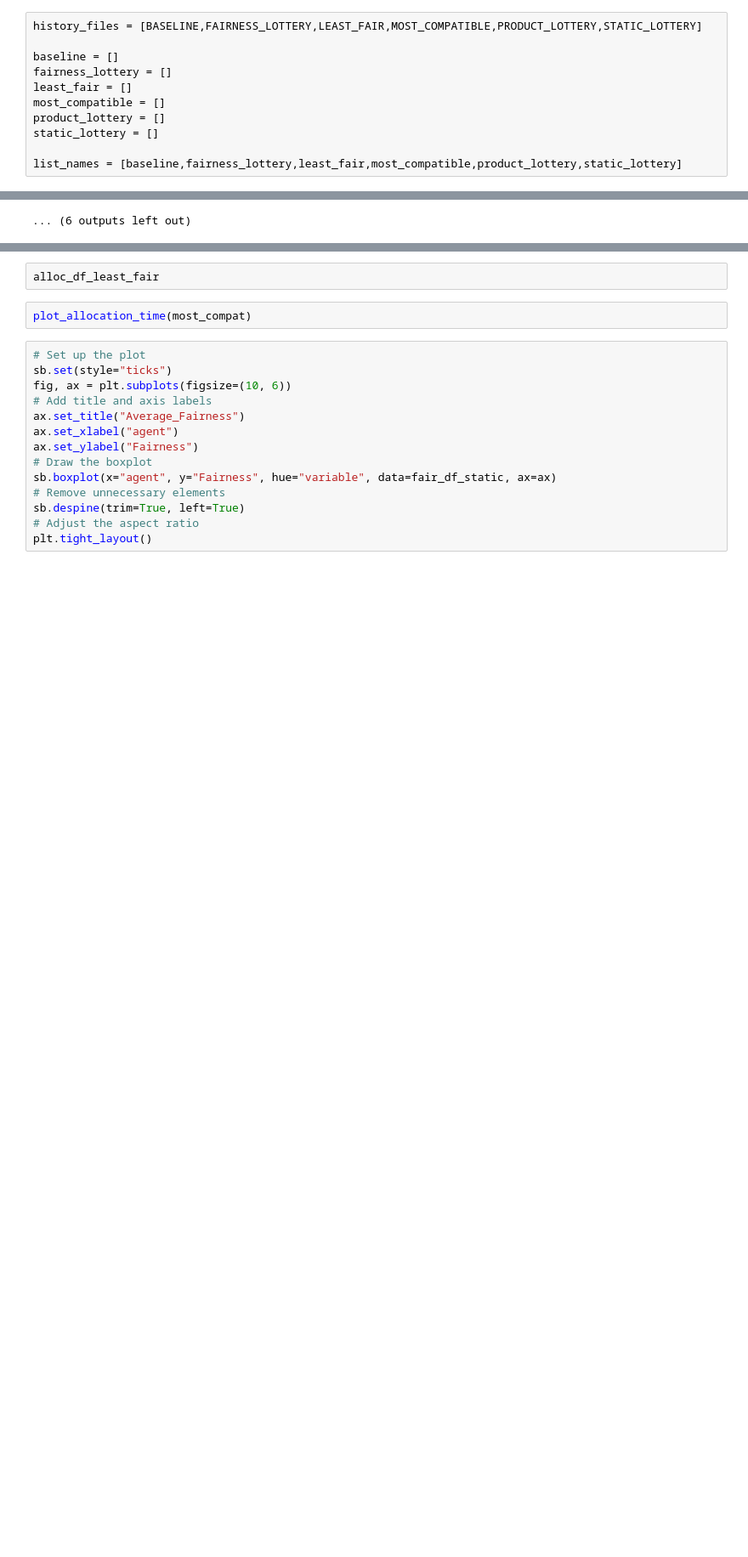
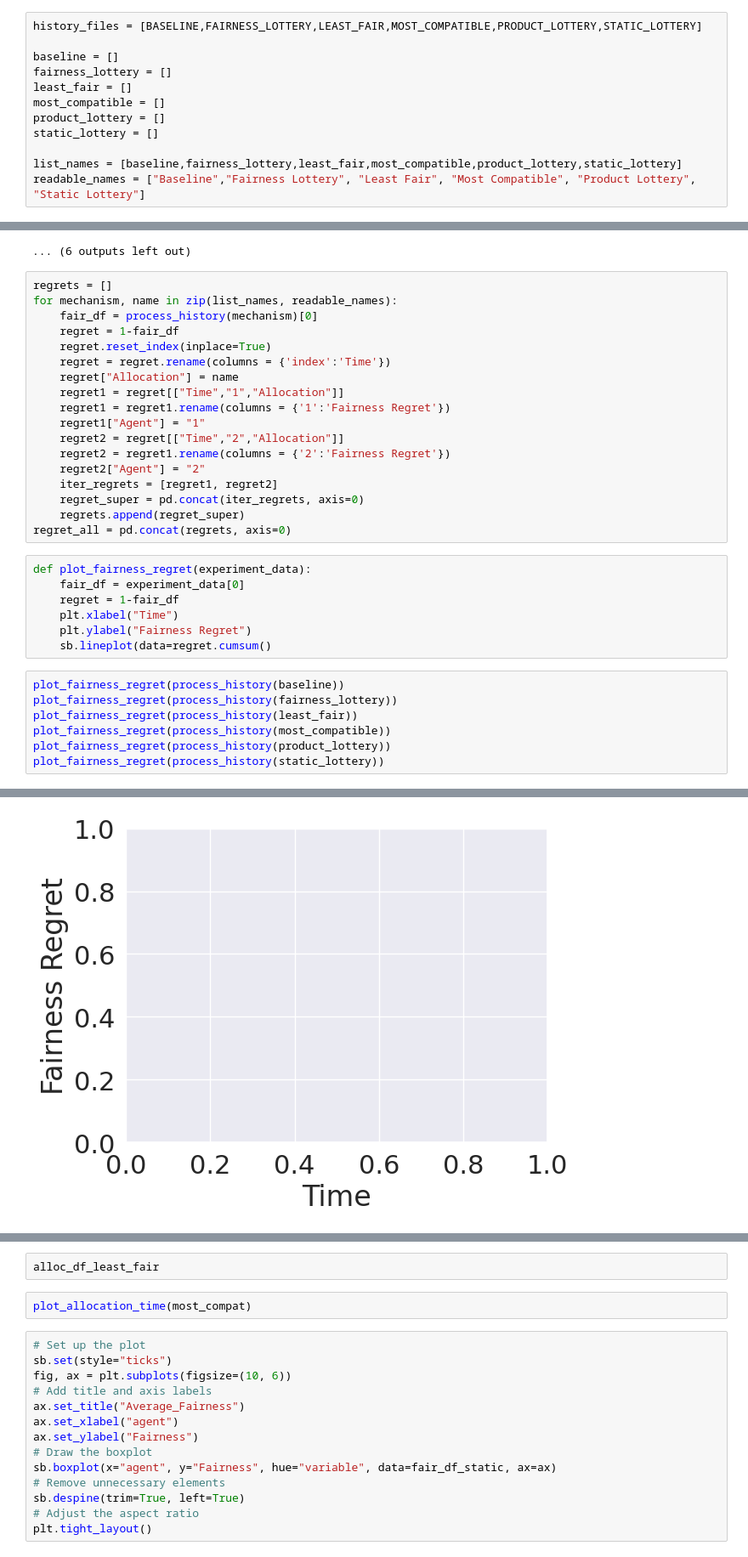
Before and after one commit to cassitude/little-labs, a Jupyter notebook: notebooks/borda_visualizations.ipynb, the cells around one changed output, grey strips where cells are left out. Shown at 85% size. Drawn from its saved outputs; the diff is of its cells as text; blank space fills up the shorter version.

Commit message:
quick push for fairness regret plots

```diff
--- a/notebooks/borda_visualizations.ipynb
+++ b/notebooks/borda_visualizations.ipynb
@@ -28,6 +28,7 @@ product_lottery = []
 static_lottery = []
 
 list_names = [baseline,fairness_lottery,least_fair,most_compatible,product_lottery,static_lottery]
+readable_names = ["Baseline","Fairness Lottery", "Least Fair", "Most Compatible", "Product Lottery", "Static Lottery"]
 # %%
 for history_file, list_name in zip(history_files,list_names):
     with jsonlines.open(history_file) as reader:
@@ -173,3 +174,36 @@ process(static_lottery, image_prefix='static_lottery')
 [figure]
 [figure]
 ... (6 outputs left out)
+# %%
+regrets = []
+for mechanism, name in zip(list_names, readable_names):
+    fair_df = process_history(mechanism)[0]
+    regret = 1-fair_df
+    regret.reset_index(inplace=True)
+    regret = regret.rename(columns = {'index':'Time'})
+    regret["Allocation"] = name
+    regret1 = regret[["Time","1","Allocation"]]
+    regret1 = regret1.rename(columns = {'1':'Fairness Regret'})
+    regret1["Agent"] = "1"
+    regret2 = regret[["Time","2","Allocation"]]
+    regret2 = regret1.rename(columns = {'2':'Fairness Regret'})
+    regret2["Agent"] = "2"
+    iter_regrets = [regret1, regret2]
+    regret_super = pd.concat(iter_regrets, axis=0)
+    regrets.append(regret_super)
+regret_all = pd.concat(regrets, axis=0)
+# %%
+def plot_fairness_regret(experiment_data):
+    fair_df = experiment_data[0]
+    regret = 1-fair_df
+    plt.xlabel("Time")
+    plt.ylabel("Fairness Regret")
+    sb.lineplot(data=regret.cumsum()
+# %%
+plot_fairness_regret(process_history(baseline))
+plot_fairness_regret(process_history(fairness_lottery))
+plot_fairness_regret(process_history(least_fair))
+plot_fairness_regret(process_history(most_compatible))
+plot_fairness_regret(process_history(product_lottery))
+plot_fairness_regret(process_history(static_lottery))
+# %% [output]
@@ -175,0 +211 @@ process(static_lottery, image_prefix='static_lottery')
+[figure, added]
```
Also changed, not shown: parts of 15 cells of this notebook, 6 other files.
